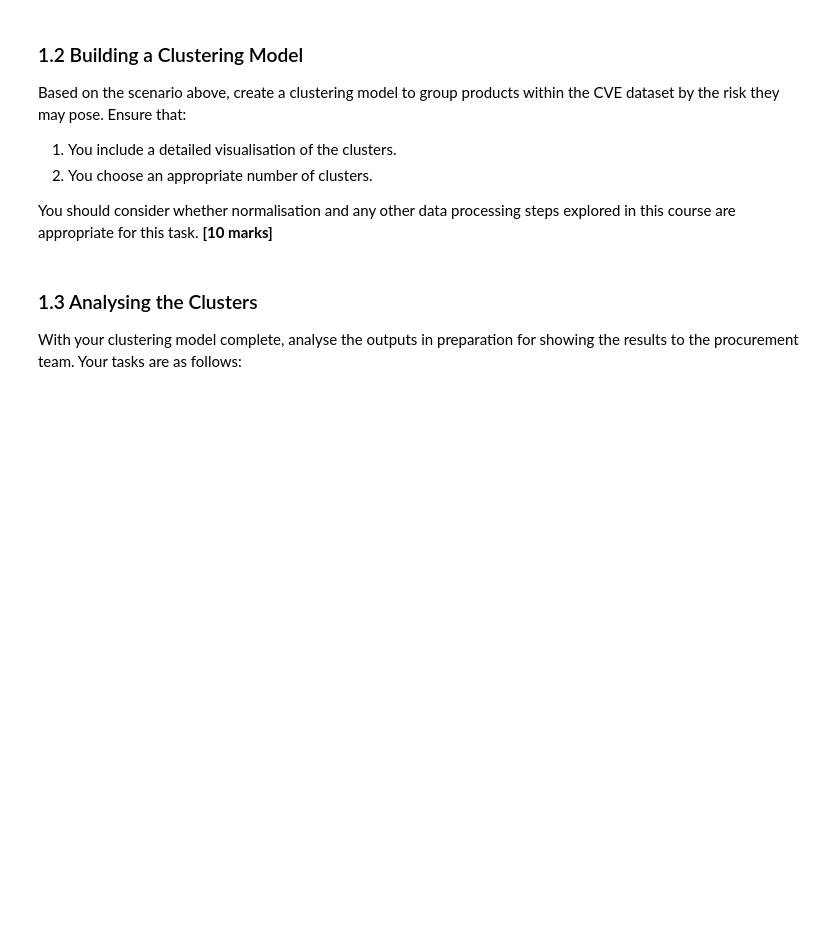
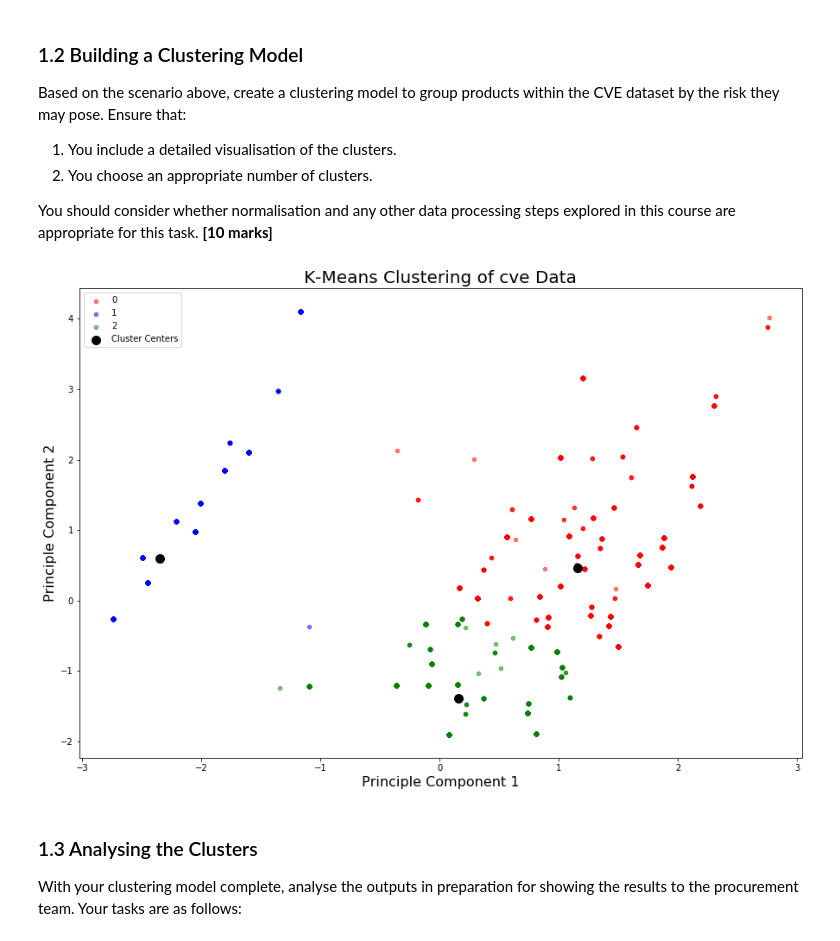
Before and after one commit to Yixi-Rao/Comp2420-assignment2, a Jupyter notebook: Assignment 2.ipynb, the cells around one changed output. Drawn from its saved outputs; the diff is of its cells as text; code cells hidden in the pictures; blank space fills up the shorter version.

```diff
--- a/Assignment 2.ipynb
+++ b/Assignment 2.ipynb
@@ -170,3 +235,37 @@ You should consider whether normalisation and any other data processing steps ex
+# %%
+# YOUR CODE HERE
+cve_db['vendor.name'] = LabelEncoder().fit_transform(cve_db['vendor.name'])
+cve_db['cve.id'] = LabelEncoder().fit_transform(cve_db['cve.id'])
+cve_db['product.name'] = LabelEncoder().fit_transform(cve_db['product.name'])
+
+std = StandardScaler()
+std_cve_db = std.fit_transform(cve_db[['v2_accessComplexity','v2_accessVector','v2_authentication',
+                             'v2_availabilityImpact','v2_confidentialityImpact','v2_integrityImpact']])
+
+pca2 = PCA(n_components=2)
+cve_reduced = pca2.fit_transform(std_cve_db)
+kmc = KMeans(n_clusters=3)
+kmc.fit(cve_reduced)
+
+cve_db['level'] = kmc.labels_
+
+
+# feel free to change the colours to your liking
+colors=["red","blue","green","purple","orange","black","yellow"]
+
+# plotting with different coloured clusters and showing cluster centres
+plt.figure(figsize=(15,10))
+for i in range(np.max(kmc.labels_)+1):
+    plt.scatter(cve_reduced[kmc.labels_== i][:,0], cve_reduced[kmc.labels_==i][:,1], label=i, c=colors[i], alpha=0.5,s=20)
+plt.scatter(kmc.cluster_centers_[:,0], kmc.cluster_centers_[:,1], label='Cluster Centers', c="black", s=100)
+plt.title("K-Means Clustering of cve Data",size=20)
+plt.xlabel("Principle Component 1", size=16)
+plt.ylabel("Principle Component 2", size=16)
+plt.legend()
+plt.show()
+# (ANY ADDITIONAL CELLS AS REQUIRED)
+# %% [output]
+[figure, added]
 # %% [markdown]
 ### 1.3 Analysing the Clusters
 With your clustering model complete, analyse the outputs in preparation for showing the results to the procurement team. Your tasks are as follows:
```
Also changed, not shown: parts of 19 cells of this notebook.
